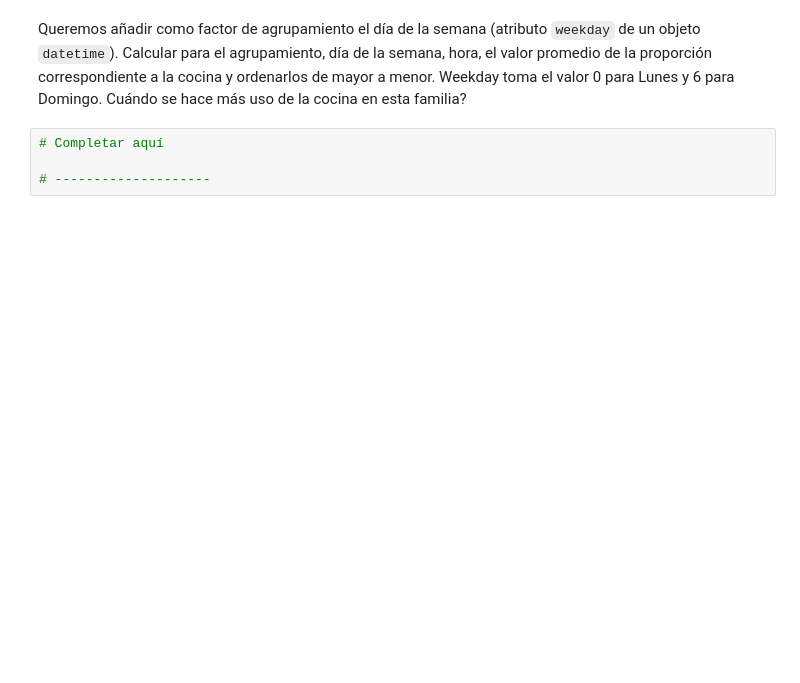
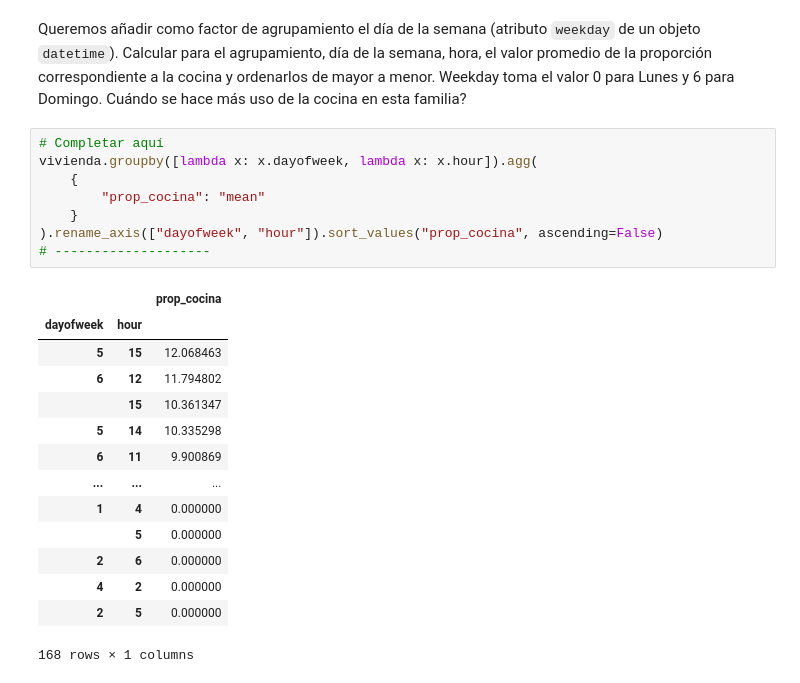
Before and after one commit to Antoniogins/IntroductionToDataScience, a Jupyter notebook: src/04-transformaciones/01-trabajo_consumo_vivienda_handout.ipynb, the cells around one changed output. Drawn from its saved outputs; the diff is of its cells as text; blank space fills up the shorter version.

```diff
--- a/src/04-transformaciones/01-trabajo_consumo_vivienda_handout.ipynb
+++ b/src/04-transformaciones/01-trabajo_consumo_vivienda_handout.ipynb
@@ -278,6 +319,25 @@ Podemos obtener ahora la evolución horario de la proporción correspondiente a
 # %% [markdown]
 Queremos añadir como factor de agrupamiento el día de la semana (atributo `weekday` de un objeto `datetime`). Calcular para el agrupamiento, día de la semana, hora, el valor promedio de la proporción correspondiente a la cocina y ordenarlos de mayor a menor. Weekday toma el valor 0 para Lunes y 6 para Domingo. Cuándo se hace más uso de la cocina en esta familia?
-# %%
-# Completar aquí
-
-# --------------------
+# %%
+# Completar aquí
+vivienda.groupby([lambda x: x.dayofweek, lambda x: x.hour]).agg(
+    {
+        "prop_cocina": "mean"
+    }
+).rename_axis(["dayofweek", "hour"]).sort_values("prop_cocina", ascending=False)
+# --------------------
+# %% [output]
+|  |  | prop_cocina |
+| dayofweek | hour |  |
+| 5 | 15 | 12.068463 |
+| 6 | 12 | 11.794802 |
+|  | 15 | 10.361347 |
+| 5 | 14 | 10.335298 |
+| 6 | 11 | 9.900869 |
+| ... | ... | ... |
+| 1 | 4 | 0.000000 |
+|  | 5 | 0.000000 |
+| 2 | 6 | 0.000000 |
+| 4 | 2 | 0.000000 |
+| 2 | 5 | 0.000000 |
+168 rows × 1 columns
```
Also changed, not shown: parts of 10 cells of this notebook.
